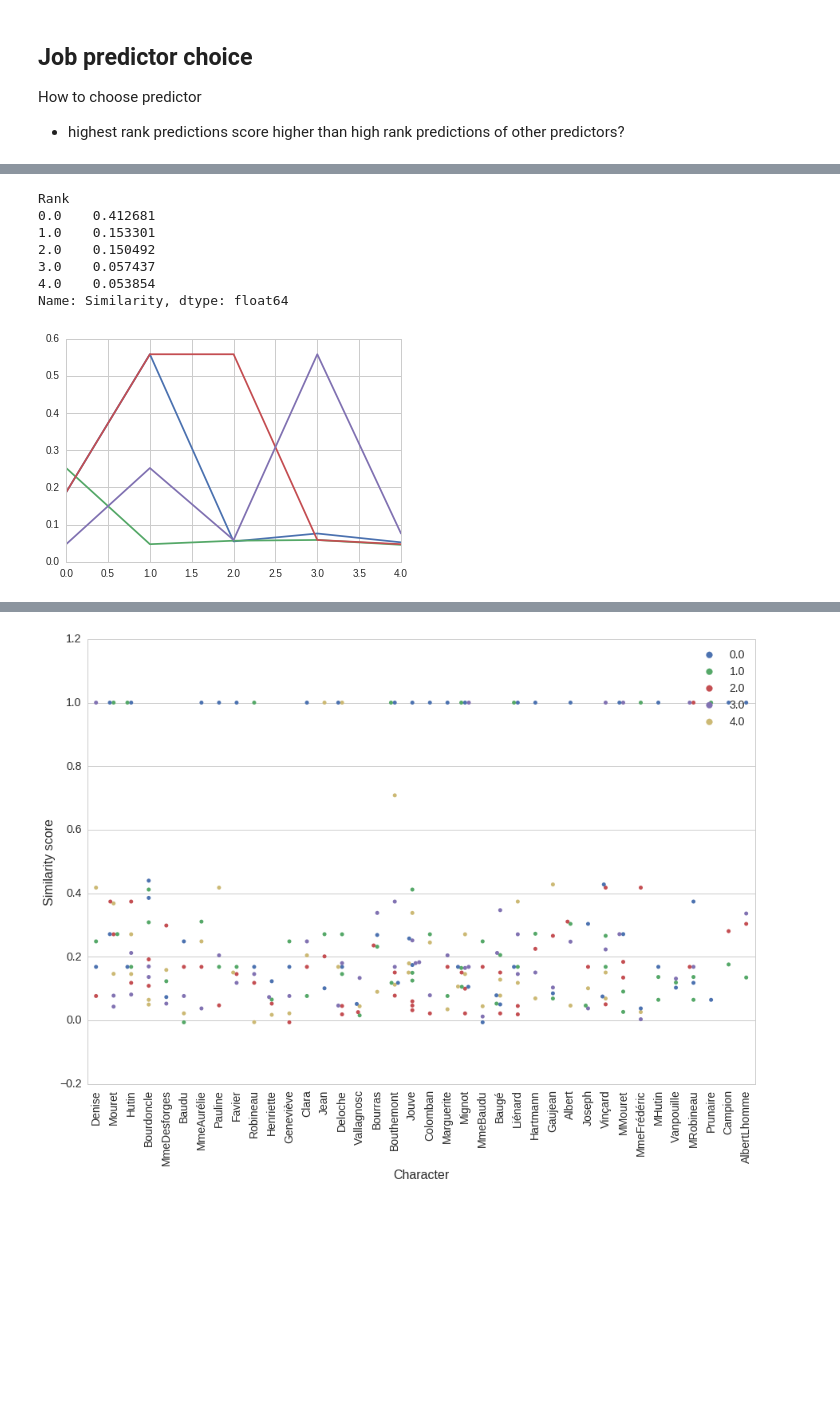
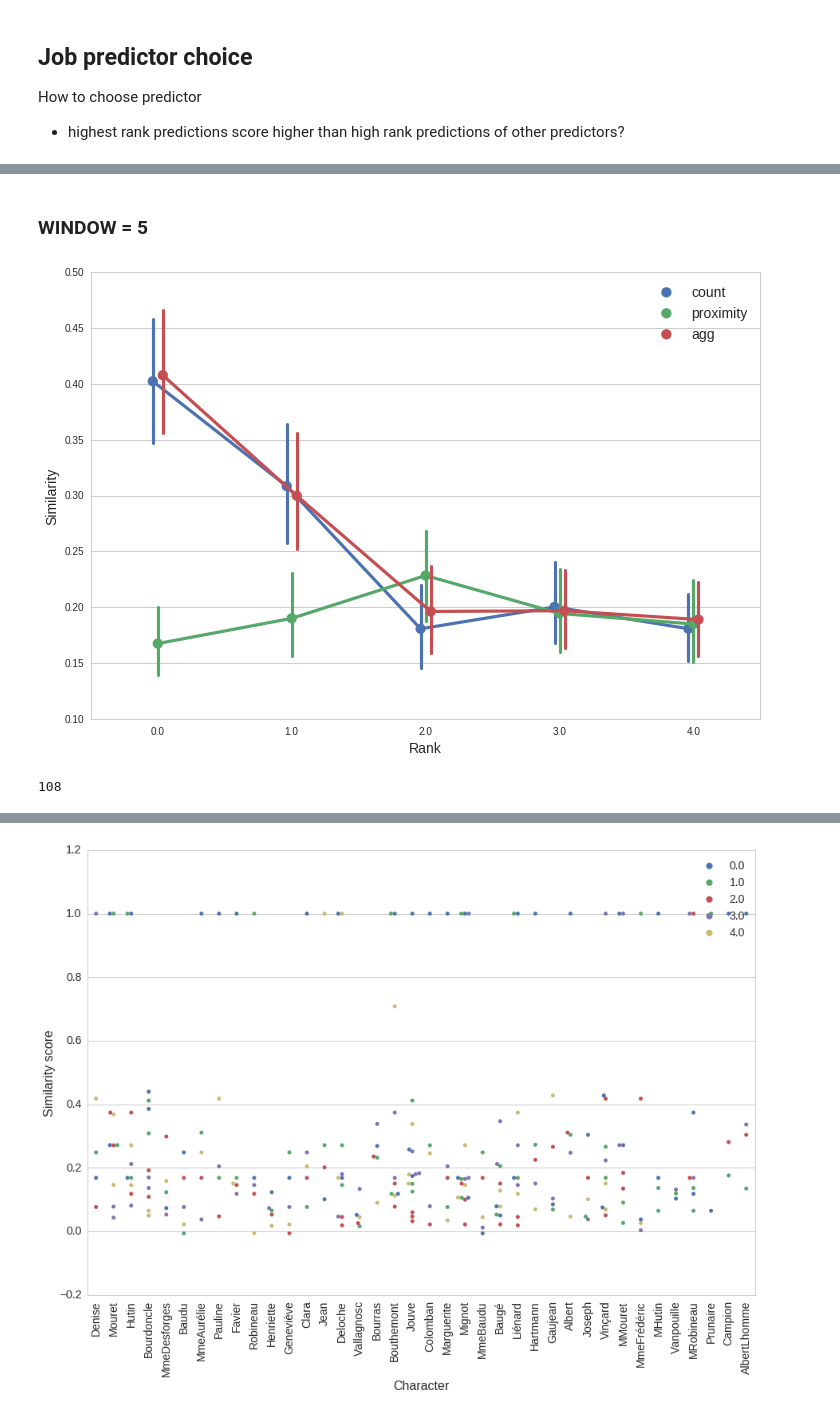
Before and after one commit to semplea/characters-meta, a Jupyter notebook: python/tester.ipynb, the cells around one changed output, grey strips where cells are left out. Saved outputs shown, nothing was run; the diff lists cells and outputs as text; code cells hidden in the pictures; blank space fills up the shorter version.

```diff
--- a/python/tester.ipynb
+++ b/python/tester.ipynb
@@ -44,6 +38,7 @@ for b in books:
             df_dict[key]['Predictor'] = predictor
 # %%
 gender_cols = df_dict['aubonheurdesdames_gender_nosolo'].columns
+job_cols = df_dict['aubonheurdesdames_count_full_const'].columns
 # sentiment_cols = df_dict['letourdumondeen80jours_sentiment_nosolo'].columns
 # %%
 palette = sns.color_palette()
@@ -64,32 +49,0 @@ Name: Similarity, dtype: float64
-# %%
-df1.groupby(['Rank'])['Similarity'].mean()
-# %% [output]
-Rank
-0.0    0.412681
-1.0    0.153301
-2.0    0.150492
-3.0    0.057437
-4.0    0.053854
-Name: Similarity, dtype: float64
-# %%
-book = 'letourdumondeen80jours'
-name1 = book + '_count_full_decr'
-name2 = book + '_proximity_full_decr'
-name3 = book + '_count_expo_decr'
-name4 = book + '_proximity_expo_decr'
-character = 'Passepartout'
-
-def plot_char_similarity(name, character, df_dict):
-    df = df_dict[name].fillna(0)
-    df = df[df.Character == character]
-    df = df.groupby(['Rank'])['Similarity'].mean()
-    plt.plot(df);
-
-plot_char_similarity(name1, character, df_dict)
-plot_char_similarity(name2, character, df_dict)
-plot_char_similarity(name3, character, df_dict)
-plot_char_similarity(name4, character, df_dict)
-
-plt.show()
-# %% [output]
-[figure, removed]
@@ -95,0 +62,32 @@ plt.show()
+# %% [markdown]
+### WINDOW = 5
+# %%
+df1 = pd.DataFrame(columns=job_cols)
+df2 = pd.DataFrame(columns=job_cols)
+df3 = pd.DataFrame(columns=job_cols)
+plot_names = ['_count_full_decr', '_proximity_full_decr', '_job_full_decr']
+
+for book in books:
+    df1 = df1.append(df_dict[book+plot_names[0]])
+    df2 = df2.append(df_dict[book+plot_names[1]])
+    df3 = df3.append(df_dict[book+plot_names[2]])
+
+df1 = df1.fillna(df1.mean())
+df2 = df2.fillna(df2.mean())
+df3 = df3.fillna(df3.mean())
+
+df = df1.append(df2)
+df = df.append(df3)
+
+fig, ax = plt.subplots(figsize=(12,8))
+
+sns.pointplot(x='Rank', y="Similarity", hue="Predictor", data=df, dodge=True)
+ax.legend(fontsize=14)
+plt.xlabel('Rank', fontsize=14)
+plt.ylabel('Similarity', fontsize=14);
+# %% [output]
+[figure, added]
+# %%
+len(df.Character.unique())
+# %% [output]
+108
```
Also changed, not shown: parts of 13 cells of this notebook, 31 other files.
